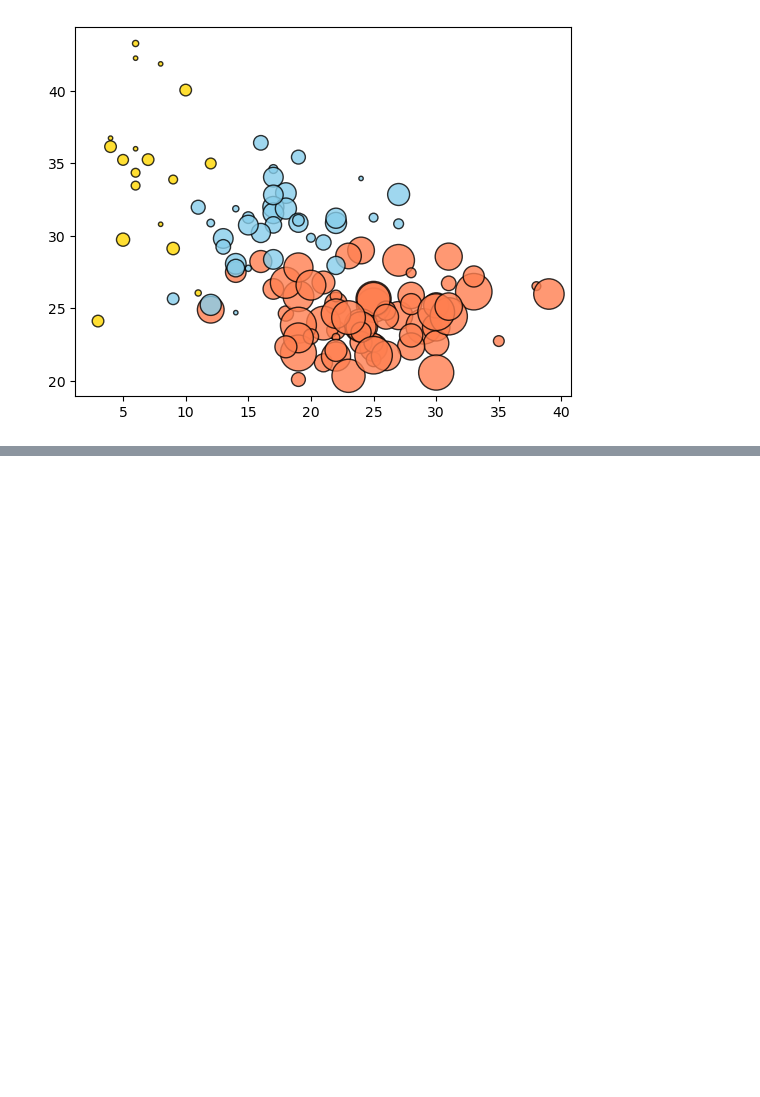
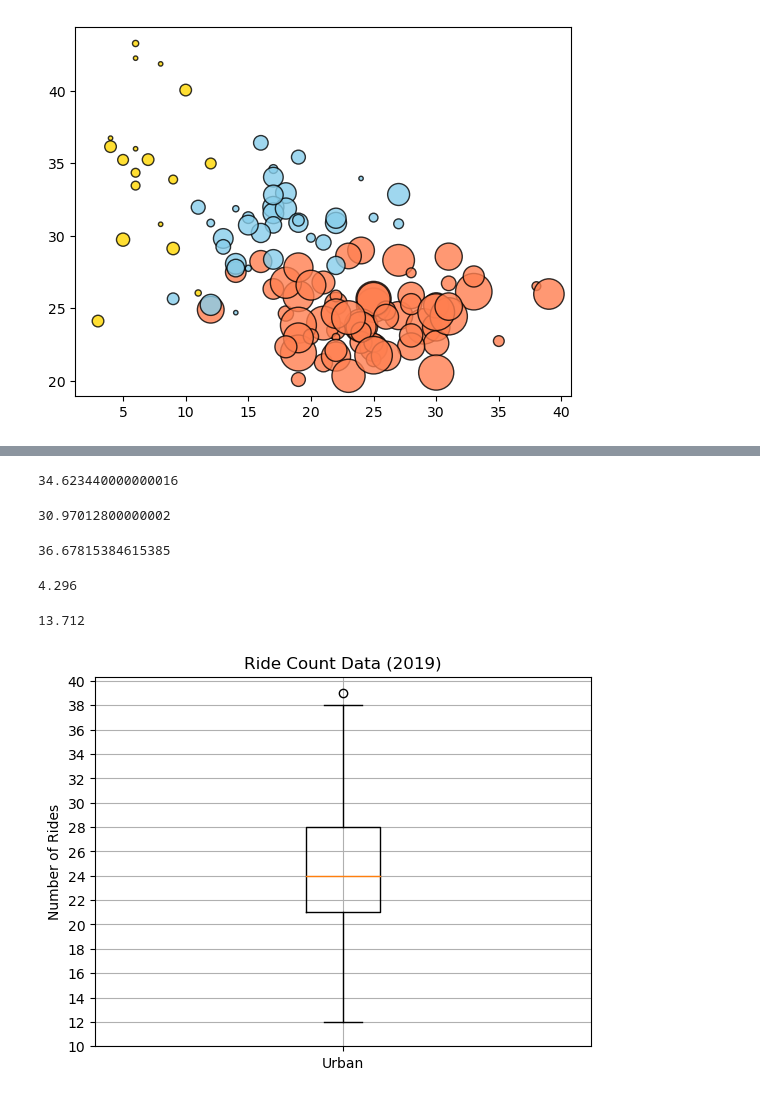
Before and after one commit to MSheehy90/PyBer_Analysis, a Jupyter notebook: PyBer_ride_data.ipynb, the cells around one changed output, grey strips where cells are left out. Saved outputs shown, nothing was run; the diff lists cells and outputs as text; code cells hidden in the pictures; blank space fills up the shorter version.

```diff
--- a/PyBer_ride_data.ipynb
+++ b/PyBer_ride_data.ipynb
@@ -347,0 +455,37 @@ IndexError: list index out of range
+# %%
+rural_fares = rural_cities_df["fare"]
+rural_fares.mean()
+# %% [output]
+34.623440000000016
+# %%
+suburban_fares = suburban_cities_df["fare"]
+suburban_fares.mean()
+# %% [output]
+30.97012800000002
+# %%
+urban_drivers = urban_cities_df['driver_count']
+urban_drivers.mean()
+# %% [output]
+36.67815384615385
+# %%
+rural_drivers = rural_cities_df['driver_count']
+rural_drivers.mean()
+# %% [output]
+4.296
+# %%
+suburban_drivers = suburban_cities_df['driver_count']
+suburban_drivers.mean()
+# %% [output]
+13.712
+# %%
+x_labels = ["Urban"]
+fig, ax = plt.subplots()
+ax.boxplot(urban_ride_count, labels=x_labels)
+# Add the title, y-axis label and grid.
+ax.set_title('Ride Count Data (2019)')
+ax.set_ylabel('Number of Rides')
+ax.set_yticks(np.arange(10, 41, step=2.0))
+ax.grid()
+plt.show()
+# %% [output]
+[figure, added]
```
Also changed, not shown: parts of 17 cells of this notebook, 2 other files.
